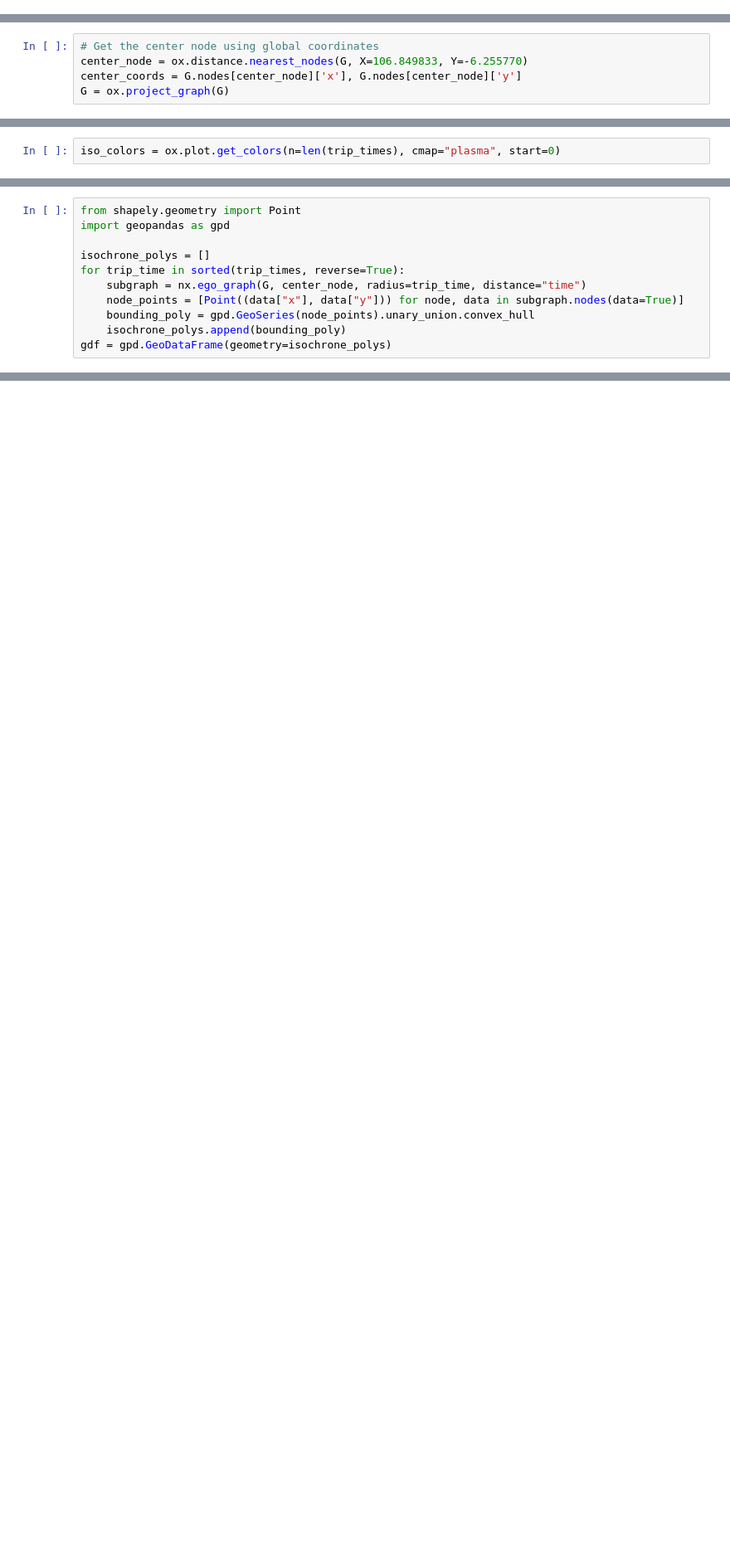
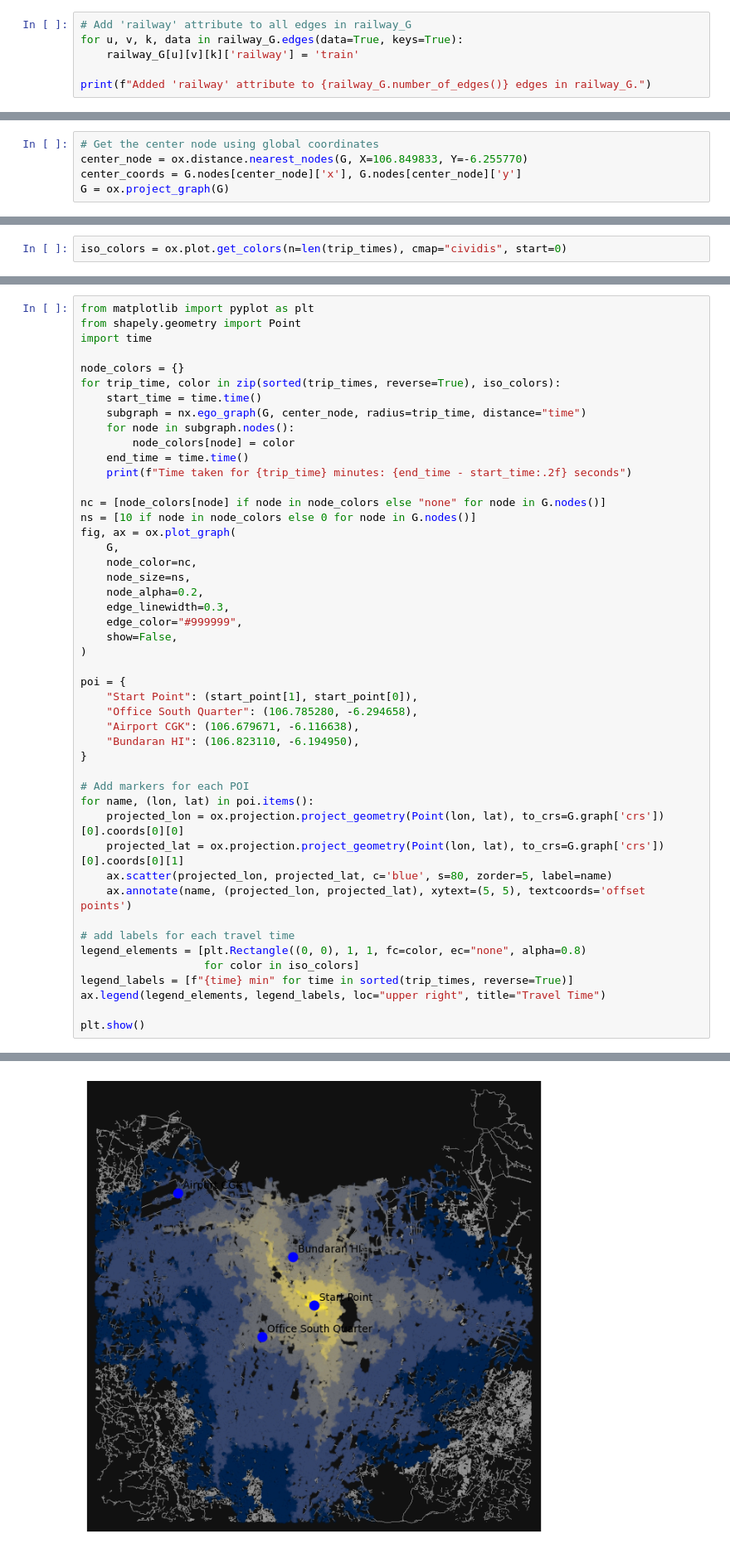
Before and after one commit to adhikasp/geo-exploration, a Jupyter notebook: explore.ipynb, the cells around one changed output, grey strips where cells are left out. Shown at 83% size. Cells and saved outputs as stored; diff of their text form; blank space fills up the shorter version.

```diff
--- a/explore.ipynb
+++ b/explore.ipynb
@@ -28,0 +181,6 @@ default_travel_speed = 15
+# %%
+# Add 'railway' attribute to all edges in railway_G
+for u, v, k, data in railway_G.edges(data=True, keys=True):
+    railway_G[u][v][k]['railway'] = 'train'
+
+print(f"Added 'railway' attribute to {railway_G.number_of_edges()} edges in railway_G.")
@@ -74,2 +324,2 @@ for _, _, _, data in G.edges(data=True, keys=True):
 # %%
-iso_colors = ox.plot.get_colors(n=len(trip_times), cmap="plasma", start=0)
+iso_colors = ox.plot.get_colors(n=len(trip_times), cmap="cividis", start=0)
@@ -94,11 +326,48 @@ fig, ax = ox.plot_graph(
-# %%
-from shapely.geometry import Point
-import geopandas as gpd
-
-isochrone_polys = []
-for trip_time in sorted(trip_times, reverse=True):
-    subgraph = nx.ego_graph(G, center_node, radius=trip_time, distance="time")
-    node_points = [Point((data["x"], data["y"])) for node, data in subgraph.nodes(data=True)]
-    bounding_poly = gpd.GeoSeries(node_points).unary_union.convex_hull
-    isochrone_polys.append(bounding_poly)
-gdf = gpd.GeoDataFrame(geometry=isochrone_polys)
+# %%
+from matplotlib import pyplot as plt
+from shapely.geometry import Point
+import time
+
+node_colors = {}
+for trip_time, color in zip(sorted(trip_times, reverse=True), iso_colors):
+    start_time = time.time()
+    subgraph = nx.ego_graph(G, center_node, radius=trip_time, distance="time")
+    for node in subgraph.nodes():
+        node_colors[node] = color
+    end_time = time.time()
+    print(f"Time taken for {trip_time} minutes: {end_time - start_time:.2f} seconds")
+
+nc = [node_colors[node] if node in node_colors else "none" for node in G.nodes()]
+ns = [10 if node in node_colors else 0 for node in G.nodes()]
+fig, ax = ox.plot_graph(
+    G,
+    node_color=nc,
+    node_size=ns,
+    node_alpha=0.2,
+    edge_linewidth=0.3,
+    edge_color="#999999",
+    show=False,
+)
+
+poi = {
+    "Start Point": (start_point[1], start_point[0]),
+    "Office South Quarter": (106.785280, -6.294658),
+    "Airport CGK": (106.679671, -6.116638),
+    "Bundaran HI": (106.823110, -6.194950),
+}
+
+# Add markers for each POI
+for name, (lon, lat) in poi.items():
+    projected_lon = ox.projection.project_geometry(Point(lon, lat), to_crs=G.graph['crs'])[0].coords[0][0]
+    projected_lat = ox.projection.project_geometry(Point(lon, lat), to_crs=G.graph['crs'])[0].coords[0][1]
+    ax.scatter(projected_lon, projected_lat, c='blue', s=80, zorder=5, label=name)
+    ax.annotate(name, (projected_lon, projected_lat), xytext=(5, 5), textcoords='offset points')
+
+# add labels for each travel time
+legend_elements = [plt.Rectangle((0, 0), 1, 1, fc=color, ec="none", alpha=0.8)
+                   for color in iso_colors]
+legend_labels = [f"{time} min" for time in sorted(trip_times, reverse=True)]
+ax.legend(legend_elements, legend_labels, loc="upper right", title="Travel Time")
+
+plt.show()
+# %% [output]
@@ -104,0 +380 @@ gdf = gpd.GeoDataFrame(geometry=isochrone_polys)
+[figure, added]
```
Also changed, not shown: parts of 19 cells of this notebook, 4 other files.
